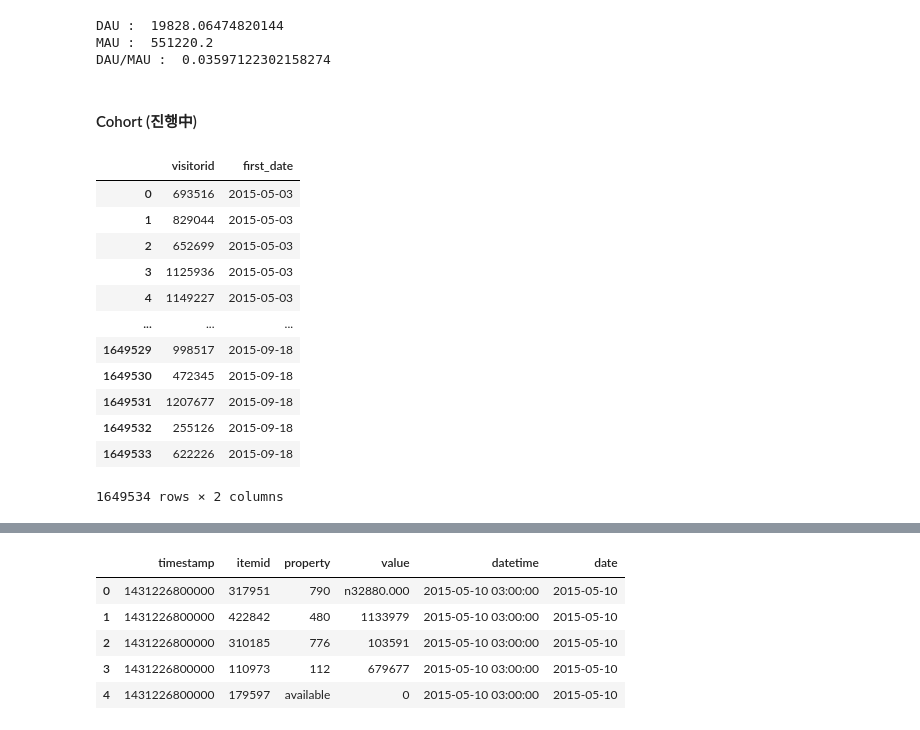
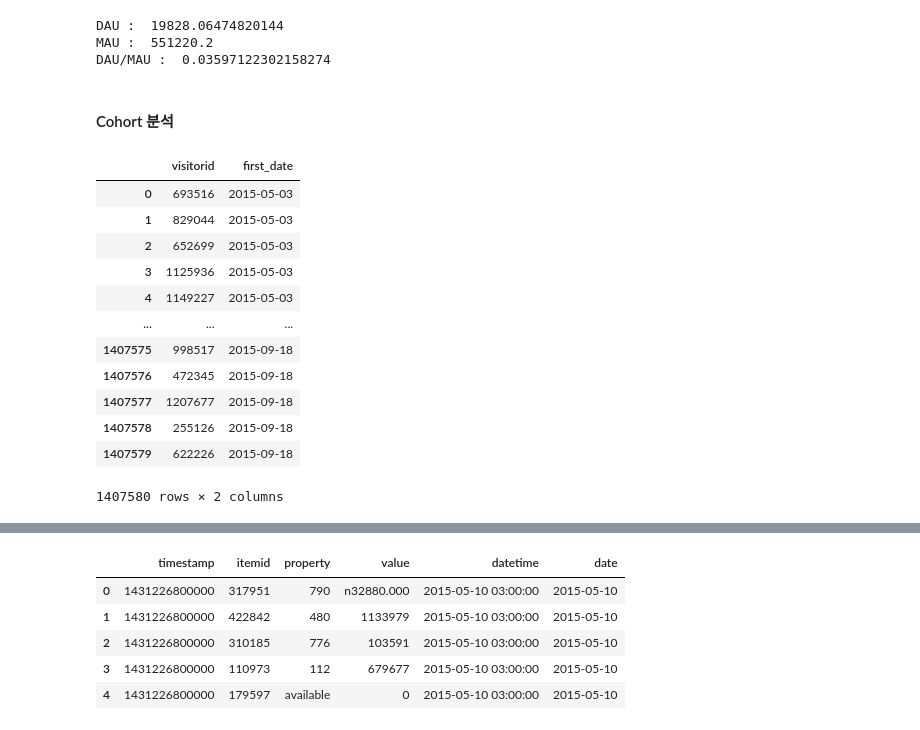
Before and after one commit to tkasod2/TIL, a Jupyter notebook: prj_analysis/Retailrocket_recommender_system_datase.ipynb, the cells around one changed output, grey strips where cells are left out. Cells and saved outputs as stored; diff of their text form; code cells hidden in the pictures.

Commit message:
~pandas 데이터 핸들링, Cohort 분석 까지

```diff
--- a/prj_analysis/Retailrocket_recommender_system_datase.ipynb
+++ b/prj_analysis/Retailrocket_recommender_system_datase.ipynb
@@ -226,23 +273,25 @@ DAU :  19828.06474820144
 MAU :  551220.2
 DAU/MAU :  0.03597122302158274
 # %% [markdown]
-#### Cohort (진행中)
+#### Cohort 분석
 # %%
-first_come_date = events[['visitorid','date']].drop_duplicates()
+first_come_date = events[['visitorid','date']].drop_duplicates(subset = 'visitorid', keep = 'first')
 first_come_date.reset_index(drop = True,inplace=True)
 first_come_date = first_come_date.rename(columns ={'date':'first_date'})
 first_come_date
+
+## 275만개 data -> 140만개 data
 # %% [output]
 |  | visitorid | first_date |
 | 0 | 693516 | 2015-05-03 |
 | 1 | 829044 | 2015-05-03 |
 | 2 | 652699 | 2015-05-03 |
 | 3 | 1125936 | 2015-05-03 |
 | 4 | 1149227 | 2015-05-03 |
 | ... | ... | ... |
-| 1649529 | 998517 | 2015-09-18 |
-| 1649530 | 472345 | 2015-09-18 |
-| 1649531 | 1207677 | 2015-09-18 |
-| 1649532 | 255126 | 2015-09-18 |
-| 1649533 | 622226 | 2015-09-18 |
+| 1407575 | 998517 | 2015-09-18 |
+| 1407576 | 472345 | 2015-09-18 |
+| 1407577 | 1207677 | 2015-09-18 |
+| 1407578 | 255126 | 2015-09-18 |
+| 1407579 | 622226 | 2015-09-18 |
-1649534 rows × 2 columns
+1407580 rows × 2 columns
```
Also changed, not shown: parts of 17 cells of this notebook.
